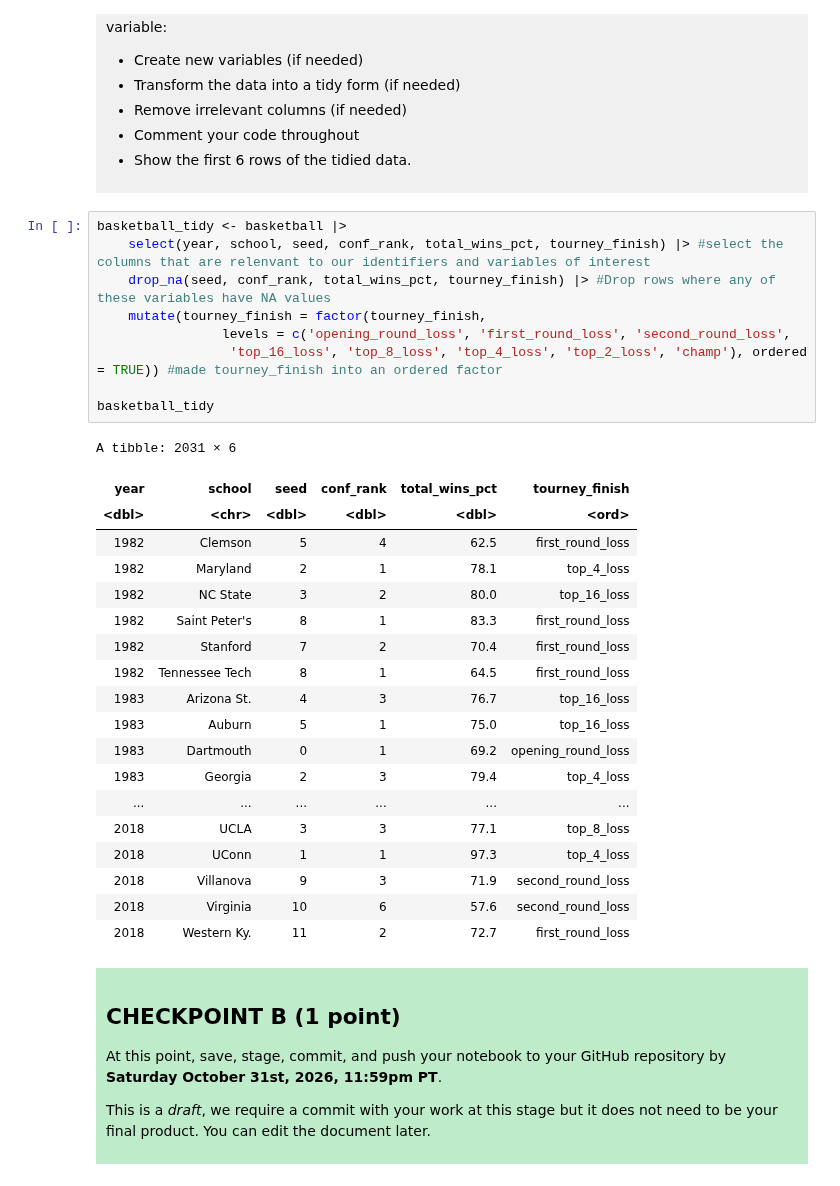
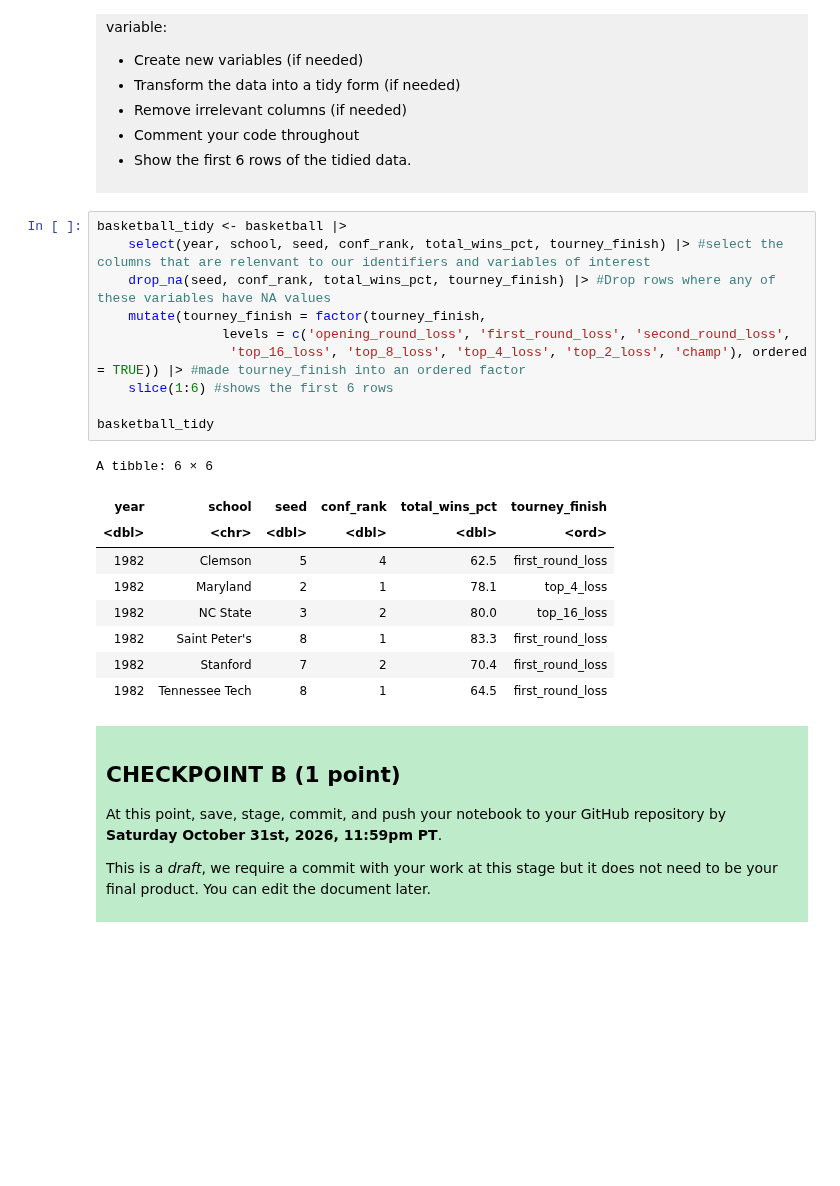
Before and after one commit to ali0171/dsci-100-project-Austin-Li, a Jupyter notebook: dsci-100-project-notebook.ipynb, the cells around one changed output. Drawn from its saved outputs; the diff is of its cells as text; blank space fills up the shorter version.

Commit message:
fixed the tidy data and added the first 6 rows

```diff
--- a/dsci-100-project-notebook.ipynb
+++ b/dsci-100-project-notebook.ipynb
@@ -231,32 +231,23 @@ Produce a tidy data set that could be used to answer your research question usin
 # %%
 basketball_tidy <- basketball |>
     select(year, school, seed, conf_rank, total_wins_pct, tourney_finish) |> #select the columns that are relenvant to our identifiers and variables of interest
     drop_na(seed, conf_rank, total_wins_pct, tourney_finish) |> #Drop rows where any of these variables have NA values
     mutate(tourney_finish = factor(tourney_finish,
                 levels = c('opening_round_loss', 'first_round_loss', 'second_round_loss',
-                 'top_16_loss', 'top_8_loss', 'top_4_loss', 'top_2_loss', 'champ'), ordered = TRUE)) #made tourney_finish into an ordered factor
+                 'top_16_loss', 'top_8_loss', 'top_4_loss', 'top_2_loss', 'champ'), ordered = TRUE)) |> #made tourney_finish into an ordered factor
+    slice(1:6) #shows the first 6 rows
 
 basketball_tidy
 # %% [output]
-A tibble: 2031 × 6
+A tibble: 6 × 6
 | year | school | seed | conf_rank | total_wins_pct | tourney_finish |
 | <dbl> | <chr> | <dbl> | <dbl> | <dbl> | <ord> |
 | 1982 | Clemson | 5 | 4 | 62.5 | first_round_loss |
 | 1982 | Maryland | 2 | 1 | 78.1 | top_4_loss |
 | 1982 | NC State | 3 | 2 | 80.0 | top_16_loss |
 | 1982 | Saint Peter's | 8 | 1 | 83.3 | first_round_loss |
 | 1982 | Stanford | 7 | 2 | 70.4 | first_round_loss |
 | 1982 | Tennessee Tech | 8 | 1 | 64.5 | first_round_loss |
-| 1983 | Arizona St. | 4 | 3 | 76.7 | top_16_loss |
-| 1983 | Auburn | 5 | 1 | 75.0 | top_16_loss |
-| 1983 | Dartmouth | 0 | 1 | 69.2 | opening_round_loss |
-| 1983 | Georgia | 2 | 3 | 79.4 | top_4_loss |
-| ... | ... | ... | ... | ... | ... |
-| 2018 | UCLA | 3 | 3 | 77.1 | top_8_loss |
-| 2018 | UConn | 1 | 1 | 97.3 | top_4_loss |
-| 2018 | Villanova | 9 | 3 | 71.9 | second_round_loss |
-| 2018 | Virginia | 10 | 6 | 57.6 | second_round_loss |
-| 2018 | Western Ky. | 11 | 2 | 72.7 | first_round_loss |
 # %% [markdown]
 <div style="background-color: #beebca; padding: 10px;">
 
```
